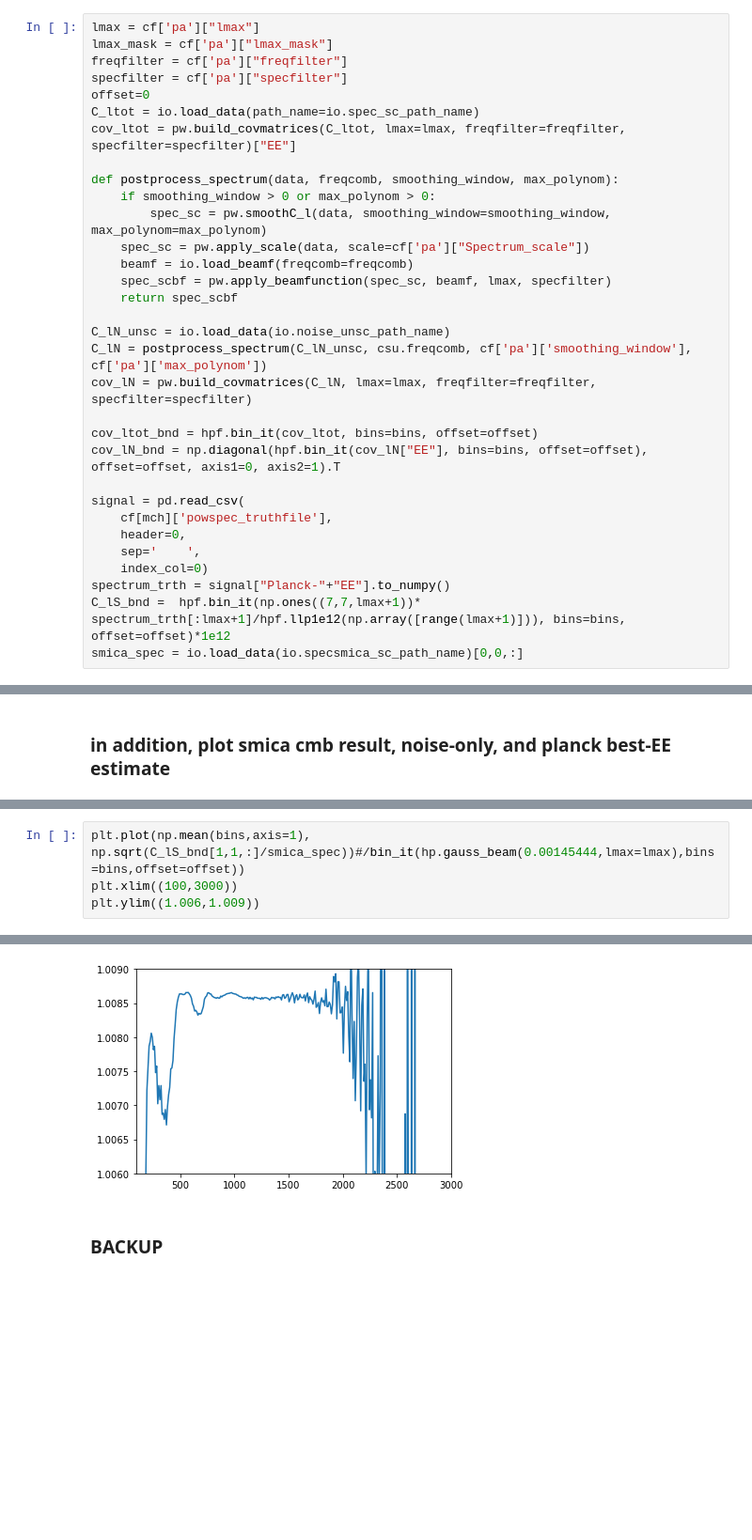
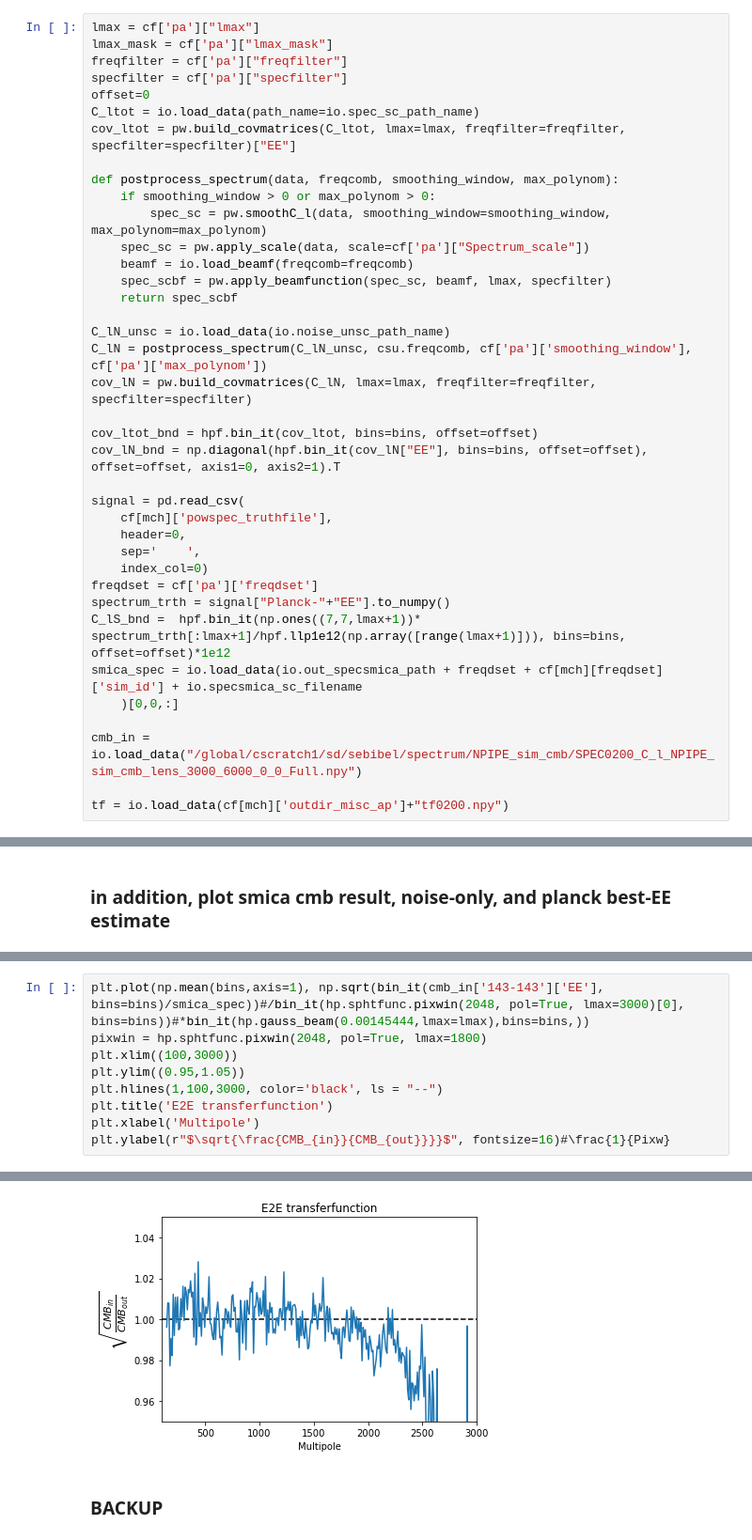
Before and after one commit to Sebastian-Belkner/component_separation, a Jupyter notebook: component_separation/latest_results.ipynb, the cells around one changed output, grey strips where cells are left out. Shown at 94% size. Drawn from its saved outputs; the diff is of its cells as text; blank space fills up the shorter version.

```diff
--- a/component_separation/latest_results.ipynb
+++ b/component_separation/latest_results.ipynb
@@ -71,7 +73,13 @@ signal = pd.read_csv(
     header=0,
     sep='    ',
     index_col=0)
+freqdset = cf['pa']['freqdset']
 spectrum_trth = signal["Planck-"+"EE"].to_numpy()
 C_lS_bnd =  hpf.bin_it(np.ones((7,7,lmax+1))* spectrum_trth[:lmax+1]/hpf.llp1e12(np.array([range(lmax+1)])), bins=bins, offset=offset)*1e12
-smica_spec = io.load_data(io.specsmica_sc_path_name)[0,0,:]
+smica_spec = io.load_data(io.out_specsmica_path + freqdset + cf[mch][freqdset]['sim_id'] + io.specsmica_sc_filename
+    )[0,0,:]
+
+cmb_in = io.load_data("/global/cscratch1/sd/sebibel/spectrum/NPIPE_sim_cmb/SPEC0200_C_l_NPIPE_sim_cmb_lens_3000_6000_0_0_Full.npy")
+
+tf = io.load_data(cf[mch]['outdir_misc_ap']+"tf0200.npy")
 # %% [output]
@@ -111,5 +138,10 @@ however, it uses the best planck-EE estimate, which of course is not what we wan
 # %%
-plt.plot(np.mean(bins,axis=1), np.sqrt(C_lS_bnd[1,1,:]/smica_spec))#/bin_it(hp.gauss_beam(0.00145444,lmax=lmax),bins=bins,offset=offset))
+plt.plot(np.mean(bins,axis=1), np.sqrt(bin_it(cmb_in['143-143']['EE'], bins=bins)/smica_spec))#/bin_it(hp.sphtfunc.pixwin(2048, pol=True, lmax=3000)[0], bins=bins))#*bin_it(hp.gauss_beam(0.00145444,lmax=lmax),bins=bins,))
+pixwin = hp.sphtfunc.pixwin(2048, pol=True, lmax=1800)
 plt.xlim((100,3000))
-plt.ylim((1.006,1.009))
+plt.ylim((0.95,1.05))
+plt.hlines(1,100,3000, color='black', ls = "--")
+plt.title('E2E transferfunction')
+plt.xlabel('Multipole')
+plt.ylabel(r"$\sqrt{\frac{CMB_{in}}{CMB_{out}}}}$", fontsize=16)#\frac{1}{Pixw}
 # %% [output]
@@ -117,4 +149,4 @@ plt.ylim((1.006,1.009))
-[figure, old version]
+[figure, new version]
 # %% [markdown]
 ### BACKUP
 # %%
```
Also changed, not shown: parts of 12 cells of this notebook, 4 other files.
